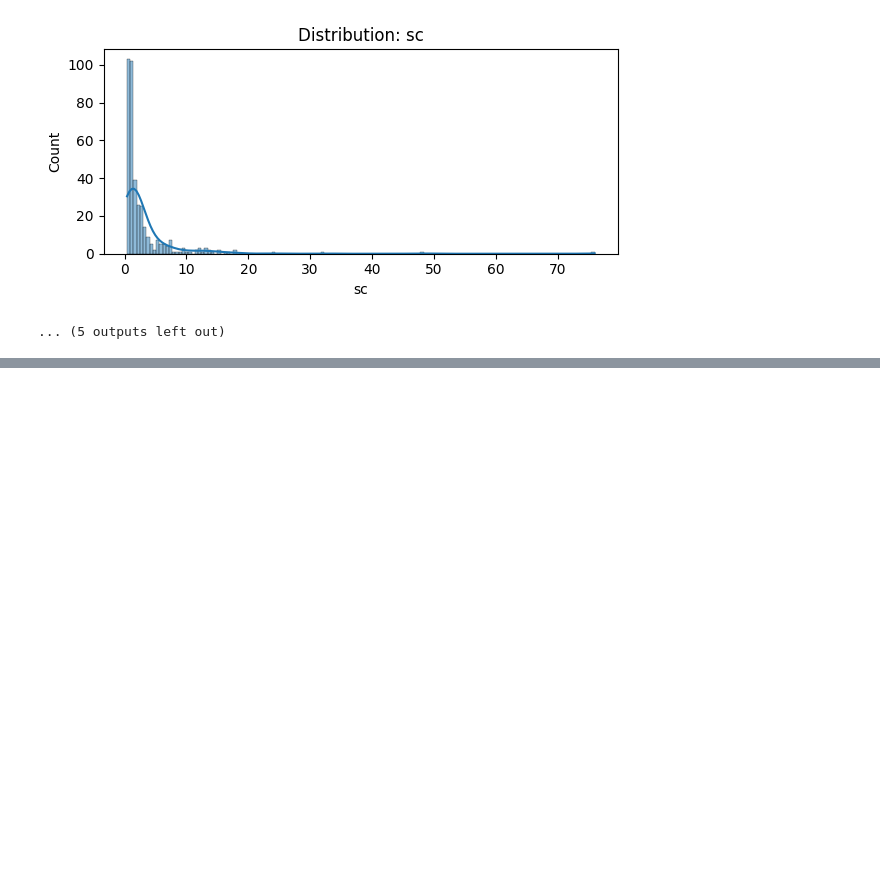
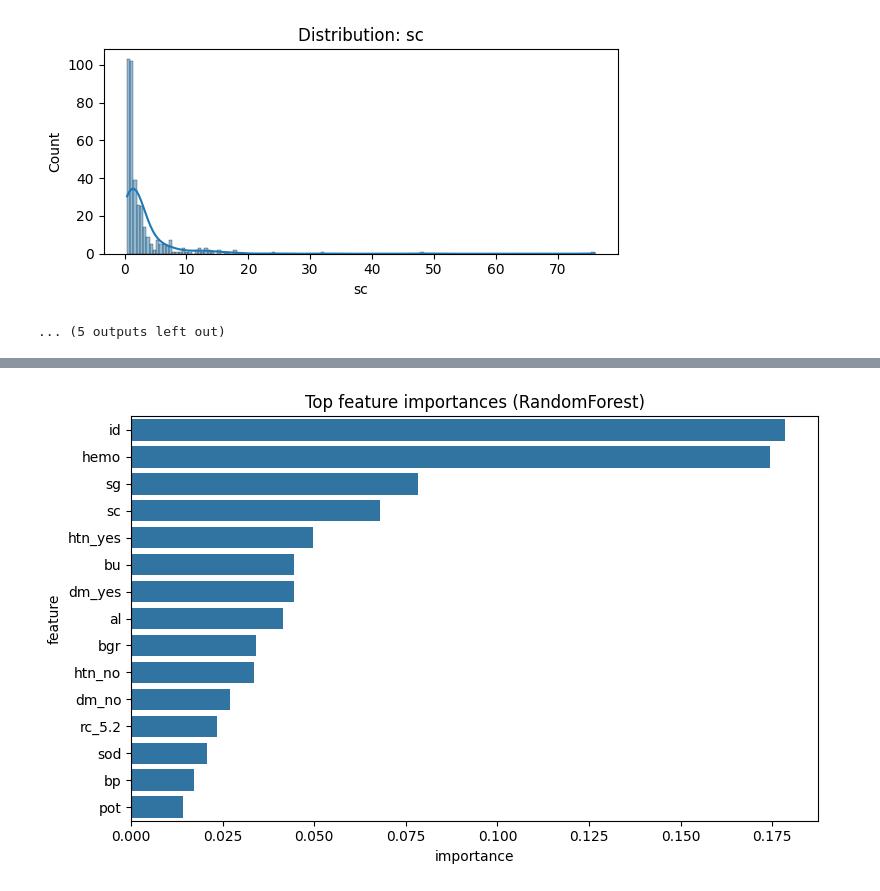
Before and after one commit to 2303A52097/EXPLAINABLE_AI-_LAB, a Jupyter notebook: Assignment6_2303A52097.ipynb, the cells around one changed output, grey strips where cells are left out. Cells and saved outputs as stored; diff of their text form; code cells hidden in the pictures; blank space fills up the shorter version.

```diff
--- a/Assignment6_2303A52097.ipynb
+++ b/Assignment6_2303A52097.ipynb
@@ -237,0 +534,89 @@ Name: count, dtype: int64
+# %%
+import matplotlib.pyplot as plt
+import seaborn as sns
+from sklearn.inspection import PartialDependenceDisplay
+import numpy as np
+try:
+    import shap
+    HAS_SHAP = True
+except ImportError:
+    HAS_SHAP = False
+    print("SHAP not installed. Install shap for SHAP explanations.")
+
+try:
+    import lime
+    import lime.lime_tabular
+    HAS_LIME = True
+except ImportError:
+    HAS_LIME = False
+    print("LIME not installed. Install lime for LIME explanations.")
+
+
+rf = results['RandomForest']['model']
+feature_names = num_features + list(preprocessor.named_transformers_['cat']['onehot'].get_feature_names_out(cat_features))
+
+if hasattr(rf, 'feature_importances_'):
+    importances = rf.feature_importances_
+    fi_df = pd.DataFrame({'feature': feature_names, 'importance': importances}).sort_values('importance', ascending=False)
+    print("\nTop features by RandomForest importance:")
+    print(fi_df.head(10))
+
+
+    plt.figure(figsize=(8,5))
+    sns.barplot(x='importance', y='feature', data=fi_df.head(15))
+    plt.title('Top feature importances (RandomForest)')
+    plt.tight_layout()
+    plt.show()
+else:
+    print("RandomForest has no feature_importances_ attribute.")
+
+
+if HAS_SHAP:
+    X_train_shap = X_train_proc.toarray() if hasattr(X_train_proc, "toarray") else X_train_proc
+    X_train_shap = X_train_shap.astype(float)
+
+    explainer = shap.TreeExplainer(rf)
+    sample_idx = np.random.choice(X_train_shap.shape[0], min(500, X_train_shap.shape[0]), replace=False)
+    X_sample = X_train_shap[sample_idx]
+
+    shap_values = explainer.shap_values(X_sample)
+    shap.summary_plot(shap_values, X_sample, feature_names=feature_names, show=True)
+else:
+    print("Skipping SHAP explanations.")
+
+
+if HAS_LIME:
+    X_train_lime = X_train_proc.toarray() if hasattr(X_train_proc, "toarray") else X_train_proc
+    explainer_lime = lime.lime_tabular.LimeTabularExplainer(
+        X_train_lime,
+        feature_names=feature_names,
+        class_names=['notckd','ckd'],
+        discretize_continuous=True
+    )
+    idx = 0
+    X_test_lime = X_test_proc.toarray() if hasattr(X_test_proc, "toarray") else X_test_proc
+    exp = explainer_lime.explain_instance(X_test_lime[idx], rf.predict_proba, num_features=10)
+    print("\nLIME explanation for one instance:")
+    print(exp.as_list())
+else:
+    print("Skipping LIME explanations.")
+
+
+top_numeric_feat = None
+for f in fi_df['feature']:
+    if f in num_features:
+        top_numeric_feat = f
+        break
+
+if top_numeric_feat is not None:
+    print("\nTop numeric feature selected for PDP:", top_numeric_feat)
+    fig, ax = plt.subplots(figsize=(6,4))
+    try:
+        PartialDependenceDisplay.from_estimator(rf, X_test_proc, [top_numeric_feat], ax=ax)
+        plt.title(f'Partial Dependence Plot ({top_numeric_feat})')
+        plt.show()
+    except Exception as e:
+        print("PDP plotting error:", e)
+else:
+    print("No numeric feature found for PDP.")
+# %% [output]
@@ -237,0 +637 @@ Name: count, dtype: int64
+[figure, added]
```
Also changed, not shown: parts of 10 cells of this notebook.
